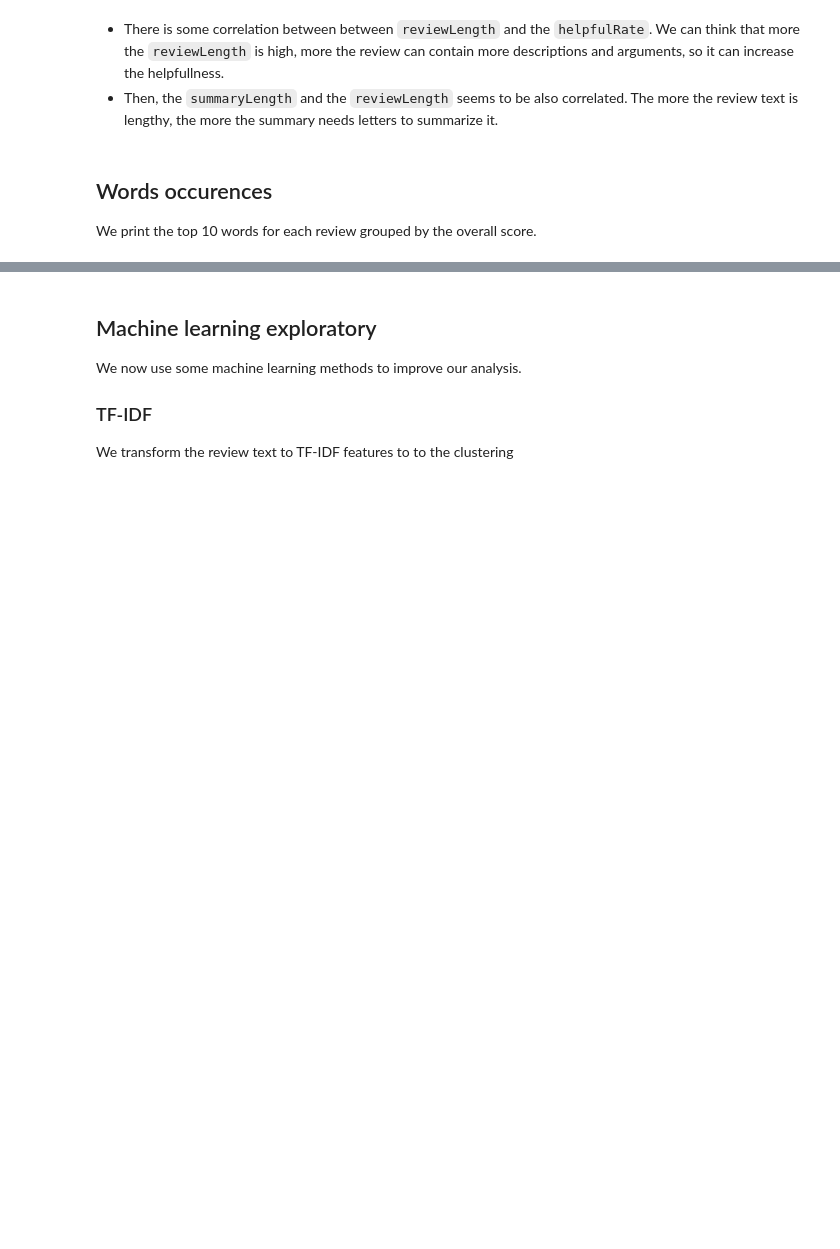
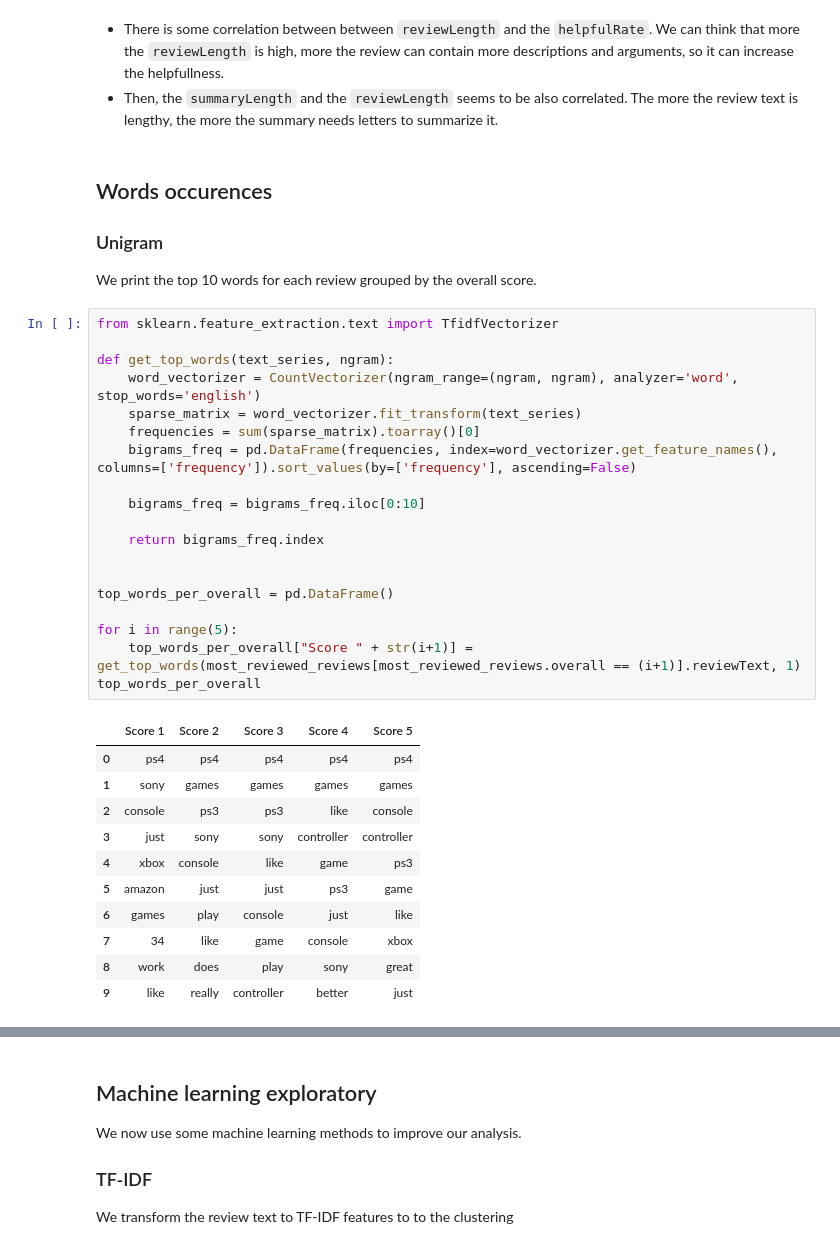
Before and after one commit to adamazon/adamazon-code, a Jupyter notebook: Project.ipynb, the cells around one changed output, grey strips where cells are left out. Saved outputs shown, nothing was run; the diff lists cells and outputs as text; blank space fills up the shorter version.

```diff
--- a/Project.ipynb
+++ b/Project.ipynb
@@ -446,4 +447,38 @@ plt.show()
 - Then, the `summaryLength` and the `reviewLength` seems to be also correlated. The more the review text is lengthy, the more the summary needs letters to summarize it.
 # %% [markdown]
 ## Words occurences
+
+### Unigram
+
 We print the top 10 words for each review grouped by the overall score.
+# %%
+from sklearn.feature_extraction.text import TfidfVectorizer
+
+def get_top_words(text_series, ngram):
+    word_vectorizer = CountVectorizer(ngram_range=(ngram, ngram), analyzer='word', stop_words='english')
+    sparse_matrix = word_vectorizer.fit_transform(text_series)
+    frequencies = sum(sparse_matrix).toarray()[0]
+    bigrams_freq = pd.DataFrame(frequencies, index=word_vectorizer.get_feature_names(), columns=['frequency']).sort_values(by=['frequency'], ascending=False)
+
+    bigrams_freq = bigrams_freq.iloc[0:10]
+
+    return bigrams_freq.index
+
+
+top_words_per_overall = pd.DataFrame()
+
+for i in range(5):
+    top_words_per_overall["Score " + str(i+1)] = get_top_words(most_reviewed_reviews[most_reviewed_reviews.overall == (i+1)].reviewText, 1)
+top_words_per_overall
+# %% [output]
+|  | Score 1 | Score 2 | Score 3 | Score 4 | Score 5 |
+| 0 | ps4 | ps4 | ps4 | ps4 | ps4 |
+| 1 | sony | games | games | games | games |
+| 2 | console | ps3 | ps3 | like | console |
+| 3 | just | sony | sony | controller | controller |
+| 4 | xbox | console | like | game | ps3 |
+| 5 | amazon | just | just | ps3 | game |
+| 6 | games | play | console | just | like |
+| 7 | 34 | like | game | console | xbox |
+| 8 | work | does | play | sony | great |
+| 9 | like | really | controller | better | just |
```
Also changed, not shown: parts of 6 cells of this notebook.
